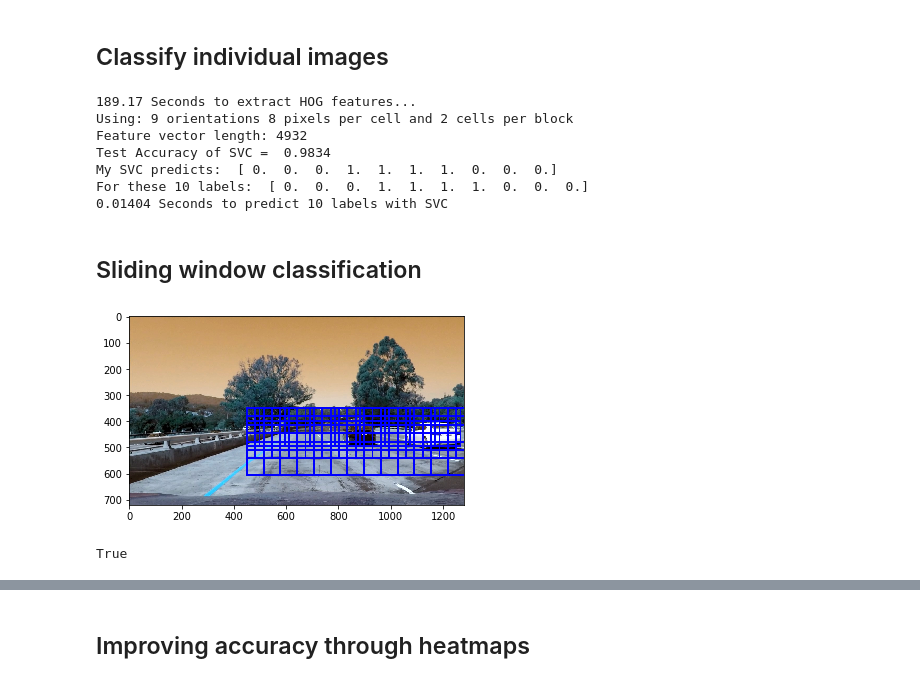
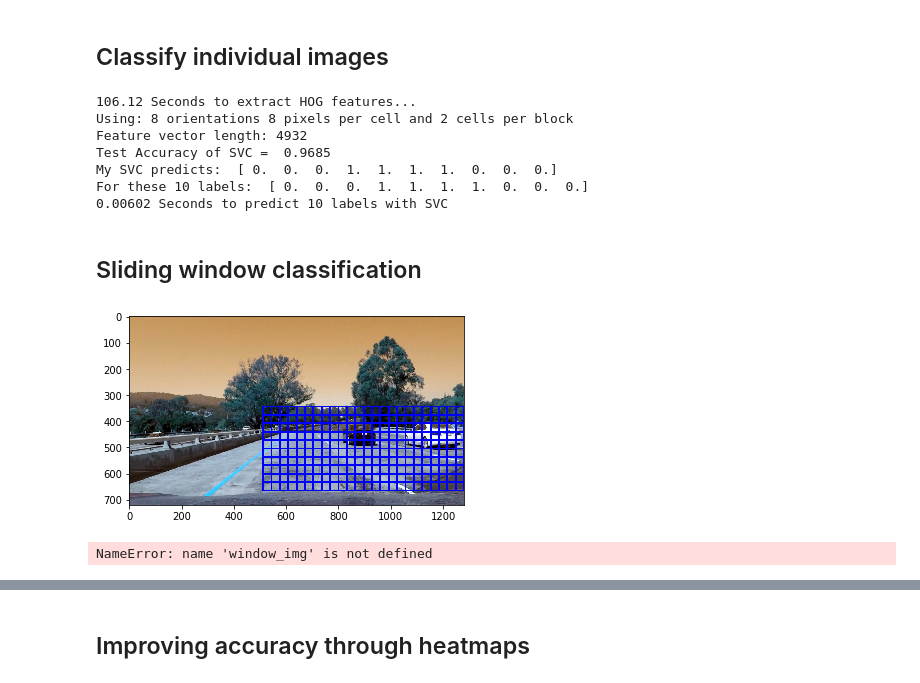
Before and after one commit to fera0013/CarND-Vehicle-Detection-P5, a Jupyter notebook: CarND-Vehicle-Detection.ipynb, the cells around one changed output, grey strips where cells are left out. Drawn from its saved outputs; the diff is of its cells as text; code cells hidden in the pictures.

```diff
--- a/CarND-Vehicle-Detection.ipynb
+++ b/CarND-Vehicle-Detection.ipynb
@@ -193,15 +244,15 @@ from sklearn.cross_validation import train_test_split
 #notcars = notcars[0:sample_size]
 
 ### TODO: Tweak these parameters and see how the results change.
-color_space = 'RGB' # Can be RGB, HSV, LUV, HLS, YUV, YCrCb
-orient = 9
+color_space = 'HLS' # Can be RGB, HSV, LUV, HLS, YUV, YCrCb
+orient = 8
 pix_per_cell = 8
 cell_per_block = 2
 hog_channel = 0 # Can be 0, 1, 2, or "ALL"
 
 t=time.time()
-car_features = extract_features(cars, color_space = color_space)
-notcar_features = extract_features(notcars, color_space = color_space)
+car_features = extract_features(cars, color_space = color_space, hog_channel = hog_channel)
+notcar_features = extract_features(notcars, color_space = color_space , hog_channel = hog_channel)
 t2 = time.time()
 print(round(t2-t, 2), 'Seconds to extract HOG features...')
 # Create an array stack of feature vectors
@@ -240,13 +291,13 @@ print('For these',n_predict, 'labels: ', y_test[0:n_predict])
 t2 = time.time()
 print(round(t2-t, 5), 'Seconds to predict', n_predict,'labels with SVC')
 # %% [output]
-189.17 Seconds to extract HOG features...
-Using: 9 orientations 8 pixels per cell and 2 cells per block
+106.12 Seconds to extract HOG features...
+Using: 8 orientations 8 pixels per cell and 2 cells per block
 Feature vector length: 4932
-Test Accuracy of SVC =  0.9834
+Test Accuracy of SVC =  0.9685
 My SVC predicts:  [ 0.  0.  0.  1.  1.  1.  1.  0.  0.  0.]
 For these 10 labels:  [ 0.  0.  0.  1.  1.  1.  1.  0.  0.  0.]
-0.01404 Seconds to predict 10 labels with SVC
+0.00602 Seconds to predict 10 labels with SVC
 # %% [markdown]
 ## Sliding window classification
 # %%
@@ -291,45 +342,43 @@ def slide_window(img, x_start_stop=[None, None], y_start_stop=[None, None],
     yspan = y_start_stop[1] - y_start_stop[0]
     # Compute the number of pixels per step in x/y
     nx_pix_per_step = np.int(xy_window[0]*(1 - xy_overlap[0]))
     ny_pix_per_step = np.int(xy_window[1]*(1 - xy_overlap[1]))
     # Compute the number of windows in x/y
     nx_windows = np.int(xspan/nx_pix_per_step) - 1
     ny_windows = np.int(yspan/ny_pix_per_step) - 1
     # Initialize a list to append window positions to
     window_list = []
     # Loop through finding x and y window positions
     # Note: you could vectorize this step, but in practice
     # you'll be considering windows one by one with your
     # classifier, so looping makes sense
     for ys in range(ny_windows):
         for xs in range(nx_windows):
             # Calculate window position
             startx = xs*nx_pix_per_step + x_start_stop[0]
             endx = startx + xy_window[0]
             starty = ys*ny_pix_per_step + y_start_stop[0]
             endy = starty + xy_window[1]
             # Append window position to list
             window_list.append(((startx, starty), (endx, endy)))
     # Return the list of windows
     return window_list
 
 
-windows = slide_window(image, x_start_stop=[450, None], y_start_stop=[350, 500],
-              xy_window=(256, 256), xy_overlap=(0.75, 0.75))
-windows.extend(slide_window(image, x_start_stop=[450, None], y_start_stop=[350, 500],
-              xy_window=(128, 128), xy_overlap=(0.75, 0.75)))
-windows.extend(slide_window(image, x_start_stop=[450, None], y_start_stop=[350, 500],
-              xy_window=(96, 96), xy_overlap=(0.5, 0.5)))
-#windows.extend(slide_window(image, x_start_stop=[None, None], y_start_stop=[350, 500],
-#              xy_window=(196, 196), xy_overlap=(0.5, 0.5)))
 
-window_img = draw_boxes(image, windows, color=(0, 0, 255), thick=6)
-plt.imshow(window_img)
+window_size = 128
+windows = slide_window(image,
+                           x_start_stop=[image.shape[1]-6*window_size, None],
+                           y_start_stop=[600-2*window_size, 600],
+                           xy_window=(window_size, window_size), xy_overlap=(0.75,0.75))
+window_image = draw_boxes(image, windows, color=(0, 0, 255), thick=6)
+plt.imshow(window_image)
 plt.show()
+
 cv2.imwrite('output_images/detection_grid/'+basename(test_images[0]), window_img)
 # %% [output]
-[figure, old version]
+[figure, new version]
-True
+NameError: name 'window_img' is not defined
 # %%
 # Define a function to extract features from a single image window
 # This function is very similar to extract_features()
```
Also changed, not shown: parts of 7 cells of this notebook, 18 other files.
